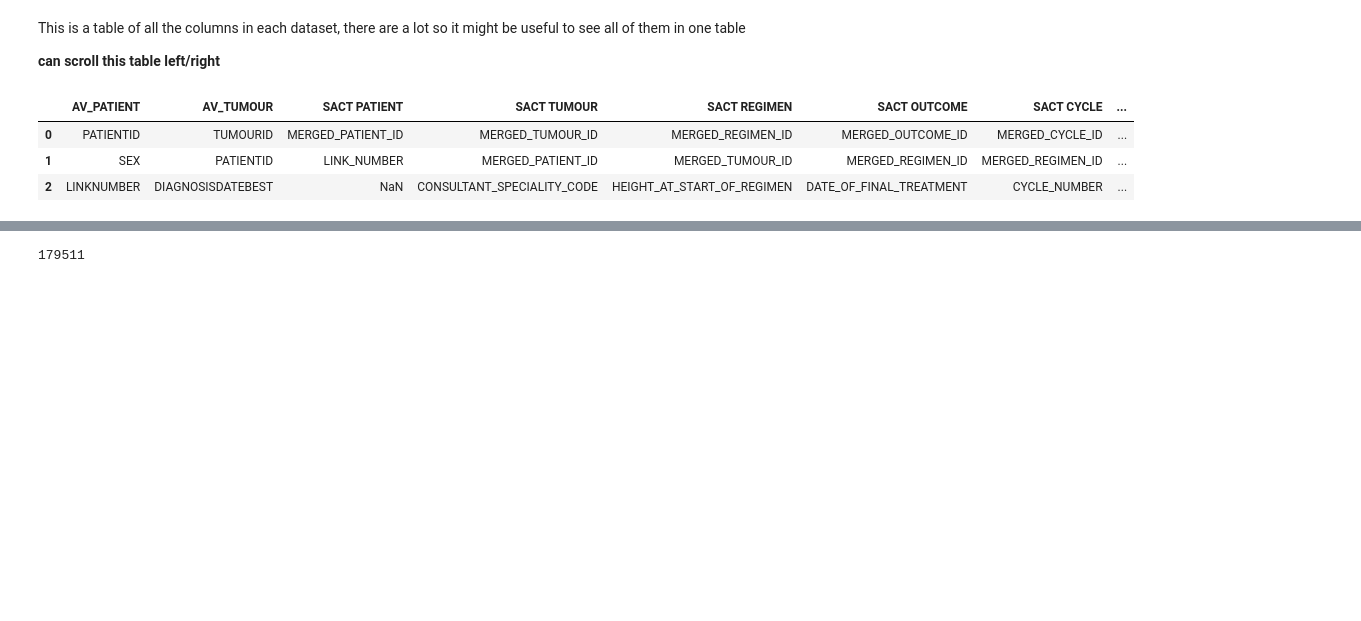
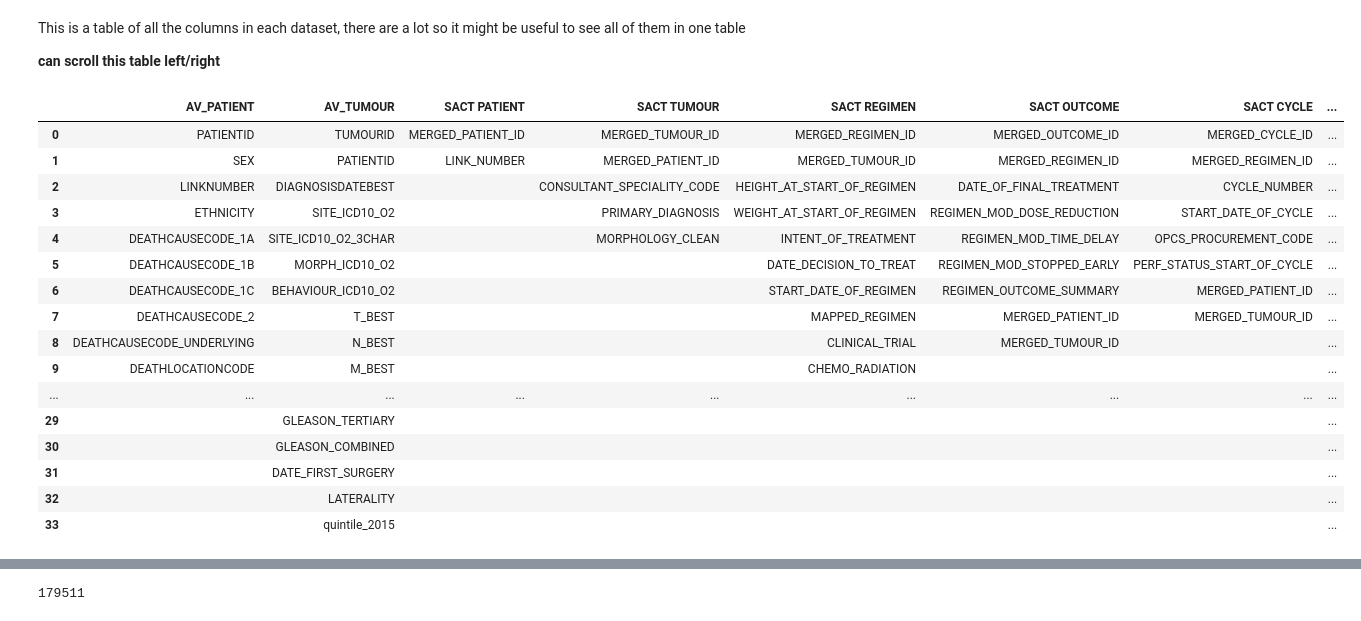
Before and after one commit to UCL-simulacrum/EDA, a Jupyter notebook: cancerdata_EDA.ipynb, the cells around one changed output, grey strips where cells are left out. Saved outputs shown, nothing was run; the diff lists cells and outputs as text; code cells hidden in the pictures; blank space fills up the shorter version.

```diff
--- a/cancerdata_EDA.ipynb
+++ b/cancerdata_EDA.ipynb
@@ -35,18 +37,31 @@ This is a table of all the columns in each dataset, there are a lot so it might
 # %%
 datadict = pd.ExcelFile('Simulacrum-data-dictionary.xlsx')
 sheets = datadict.sheet_names[1:]
 DF = pd.DataFrame()
 for sheet in sheets:
     df = pd.read_excel(datadict,sheet)
     df[sheet] = df['Field name']
     DF = pd.concat([DF,df[sheet]], axis=1)
-
-DF.head(3)
+    DF = DF.replace(np.nan, '', regex=True)
+DF
 # %% [output]
 |  | AV_PATIENT | AV_TUMOUR | SACT PATIENT | SACT TUMOUR | SACT REGIMEN | SACT OUTCOME | SACT CYCLE | ... |
 | 0 | PATIENTID | TUMOURID | MERGED_PATIENT_ID | MERGED_TUMOUR_ID | MERGED_REGIMEN_ID | MERGED_OUTCOME_ID | MERGED_CYCLE_ID | ... |
 | 1 | SEX | PATIENTID | LINK_NUMBER | MERGED_PATIENT_ID | MERGED_TUMOUR_ID | MERGED_REGIMEN_ID | MERGED_REGIMEN_ID | ... |
-| 2 | LINKNUMBER | DIAGNOSISDATEBEST | NaN | CONSULTANT_SPECIALITY_CODE | HEIGHT_AT_START_OF_REGIMEN | DATE_OF_FINAL_TREATMENT | CYCLE_NUMBER | ... |
+| 2 | LINKNUMBER | DIAGNOSISDATEBEST |  | CONSULTANT_SPECIALITY_CODE | HEIGHT_AT_START_OF_REGIMEN | DATE_OF_FINAL_TREATMENT | CYCLE_NUMBER | ... |
+| 3 | ETHNICITY | SITE_ICD10_O2 |  | PRIMARY_DIAGNOSIS | WEIGHT_AT_START_OF_REGIMEN | REGIMEN_MOD_DOSE_REDUCTION | START_DATE_OF_CYCLE | ... |
+| 4 | DEATHCAUSECODE_1A | SITE_ICD10_O2_3CHAR |  | MORPHOLOGY_CLEAN | INTENT_OF_TREATMENT | REGIMEN_MOD_TIME_DELAY | OPCS_PROCUREMENT_CODE | ... |
+| 5 | DEATHCAUSECODE_1B | MORPH_ICD10_O2 |  |  | DATE_DECISION_TO_TREAT | REGIMEN_MOD_STOPPED_EARLY | PERF_STATUS_START_OF_CYCLE | ... |
+| 6 | DEATHCAUSECODE_1C | BEHAVIOUR_ICD10_O2 |  |  | START_DATE_OF_REGIMEN | REGIMEN_OUTCOME_SUMMARY | MERGED_PATIENT_ID | ... |
+| 7 | DEATHCAUSECODE_2 | T_BEST |  |  | MAPPED_REGIMEN | MERGED_PATIENT_ID | MERGED_TUMOUR_ID | ... |
+| 8 | DEATHCAUSECODE_UNDERLYING | N_BEST |  |  | CLINICAL_TRIAL | MERGED_TUMOUR_ID |  | ... |
+| 9 | DEATHLOCATIONCODE | M_BEST |  |  | CHEMO_RADIATION |  |  | ... |
+| ... | ... | ... | ... | ... | ... | ... | ... | ... |
+| 29 |  | GLEASON_TERTIARY |  |  |  |  |  | ... |
+| 30 |  | GLEASON_COMBINED |  |  |  |  |  | ... |
+| 31 |  | DATE_FIRST_SURGERY |  |  |  |  |  | ... |
+| 32 |  | LATERALITY |  |  |  |  |  | ... |
+| 33 |  | quintile_2015 |  |  |  |  |  | ... |
 # %% [markdown]
 Diagram of how the datasets are linked:
 
```
Also changed, not shown: parts of 71 cells of this notebook.
